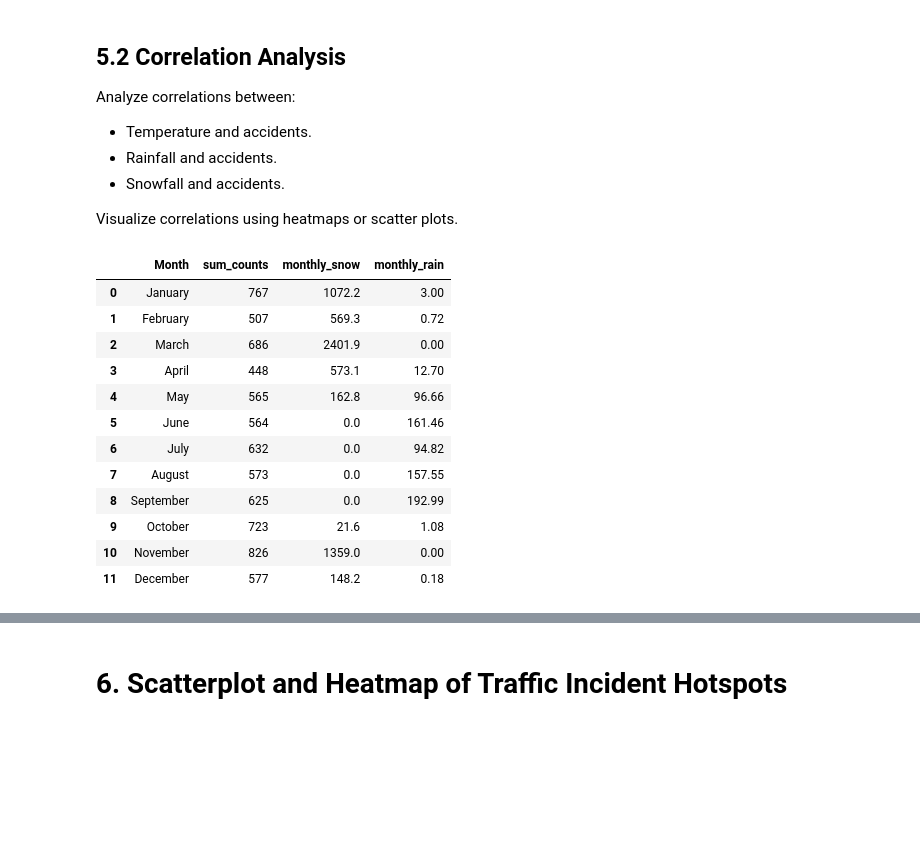
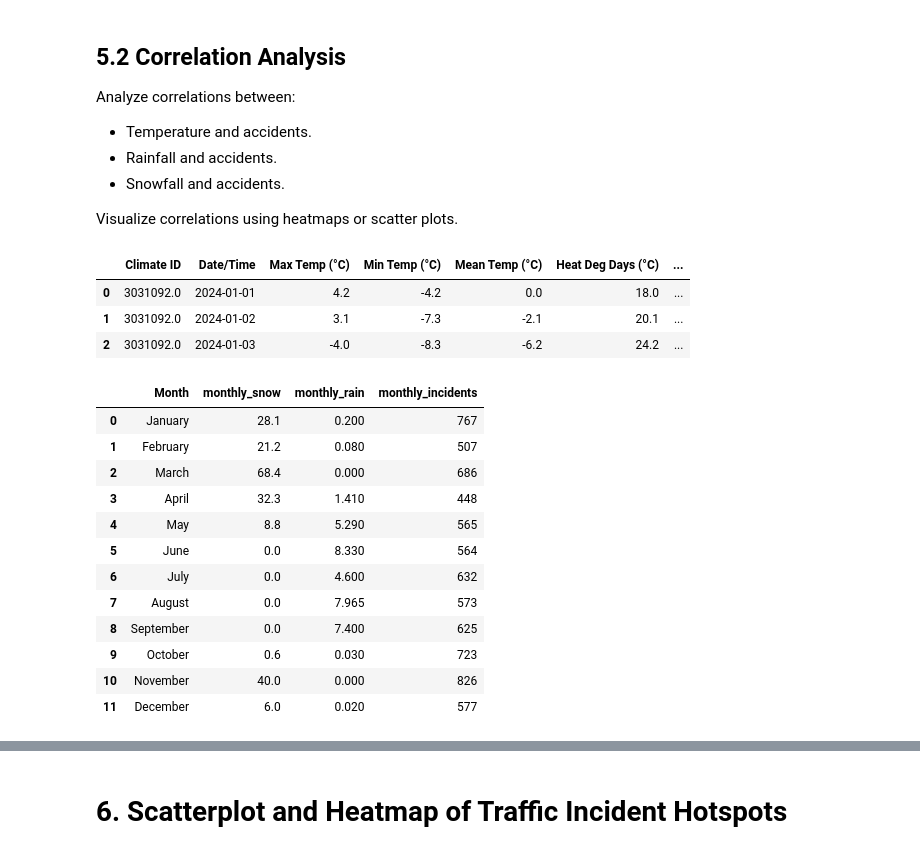
Before and after one commit to aliUofCafkhami/601-Project, a Jupyter notebook: Project 601.ipynb, the cells around one changed output, grey strips where cells are left out. Cells and saved outputs as stored; diff of their text form; code cells hidden in the pictures; blank space fills up the shorter version.

```diff
--- a/Project 601.ipynb
+++ b/Project 601.ipynb
@@ -908,34 +907,48 @@ Analyze correlations between:
 - Snowfall and accidents.
 
 Visualize correlations using heatmaps or scatter plots.
+# %%
+df2['Month']=df2['Date/Time'].dt.month_name()
+df2.head(3)
+# %% [output]
+|  | Climate ID | Date/Time | Max Temp (°C) | Min Temp (°C) | Mean Temp (°C) | Heat Deg Days (°C) | ... |
+| 0 | 3031092.0 | 2024-01-01 | 4.2 | -4.2 | 0.0 | 18.0 | ... |
+| 1 | 3031092.0 | 2024-01-02 | 3.1 | -7.3 | -2.1 | 20.1 | ... |
+| 2 | 3031092.0 | 2024-01-03 | -4.0 | -8.3 | -6.2 | 24.2 | ... |
 # %%
 df2['Total Rain (cm)'] = df2['Total Rain (mm)'] / 10   # rain (mm) --> rain (cm)
 
-df_correlation = df.groupby('Month',  observed=False).agg(
-    sum_counts = ('Count','sum'),
+df2_correlation = df2.groupby('Month',  observed=False).agg(
     monthly_snow = ('Total Snow (cm)','sum'),
     monthly_rain = ('Total Rain (cm)','sum')
 ).reset_index()
 
 month_order = ['January', 'February', 'March', 'April', 'May', 'June', 'July', 'August', 'September', 'October', 'November','December']
-df_correlation['Month'] = pd.Categorical(df_correlation['Month'], categories=month_order, ordered=True)
-df_correlation = df_correlation.sort_values('Month').reset_index(drop=True)
+df2_correlation['Month'] = pd.Categorical(df2_correlation['Month'], categories=month_order, ordered=True)
+df2_correlation = df2_correlation.sort_values('Month').reset_index(drop=True)
 
-df_correlation
+
+df_correlation = df.groupby('Month',  observed=False).agg(
+    monthly_incidents = ('Count','sum')
+).reset_index()
+
+
+df3_correlation= df2_correlation.merge(df_correlation,how = 'left', on = 'Month')
+df3_correlation
 # %% [output]
-|  | Month | sum_counts | monthly_snow | monthly_rain |
-| 0 | January | 767 | 1072.2 | 3.00 |
-| 1 | February | 507 | 569.3 | 0.72 |
-| 2 | March | 686 | 2401.9 | 0.00 |
-| 3 | April | 448 | 573.1 | 12.70 |
-| 4 | May | 565 | 162.8 | 96.66 |
-| 5 | June | 564 | 0.0 | 161.46 |
-| 6 | July | 632 | 0.0 | 94.82 |
-| 7 | August | 573 | 0.0 | 157.55 |
-| 8 | September | 625 | 0.0 | 192.99 |
-| 9 | October | 723 | 21.6 | 1.08 |
-| 10 | November | 826 | 1359.0 | 0.00 |
-| 11 | December | 577 | 148.2 | 0.18 |
+|  | Month | monthly_snow | monthly_rain | monthly_incidents |
+| 0 | January | 28.1 | 0.200 | 767 |
+| 1 | February | 21.2 | 0.080 | 507 |
+| 2 | March | 68.4 | 0.000 | 686 |
+| 3 | April | 32.3 | 1.410 | 448 |
+| 4 | May | 8.8 | 5.290 | 565 |
+| 5 | June | 0.0 | 8.330 | 564 |
+| 6 | July | 0.0 | 4.600 | 632 |
+| 7 | August | 0.0 | 7.965 | 573 |
+| 8 | September | 0.0 | 7.400 | 625 |
+| 9 | October | 0.6 | 0.030 | 723 |
+| 10 | November | 40.0 | 0.000 | 826 |
+| 11 | December | 6.0 | 0.020 | 577 |
 # %%
 fig, ax1 = plt.subplots(figsize=(12, 6))
 
```
Also changed, not shown: parts of 14 cells of this notebook.
